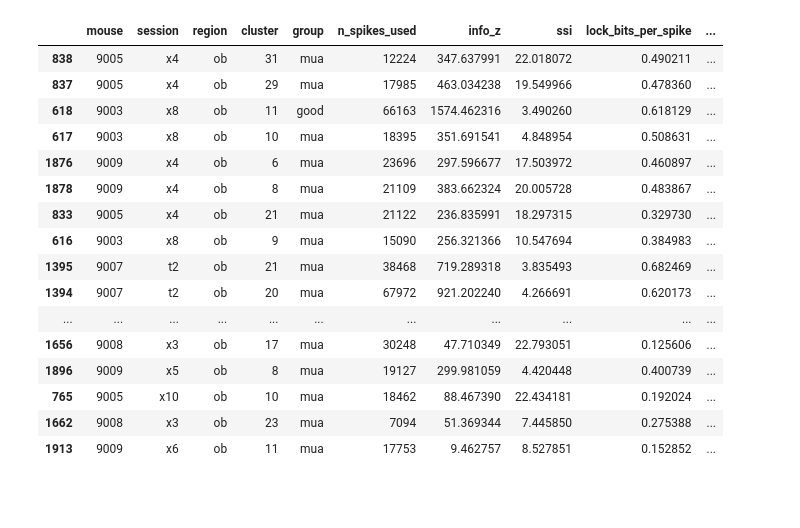
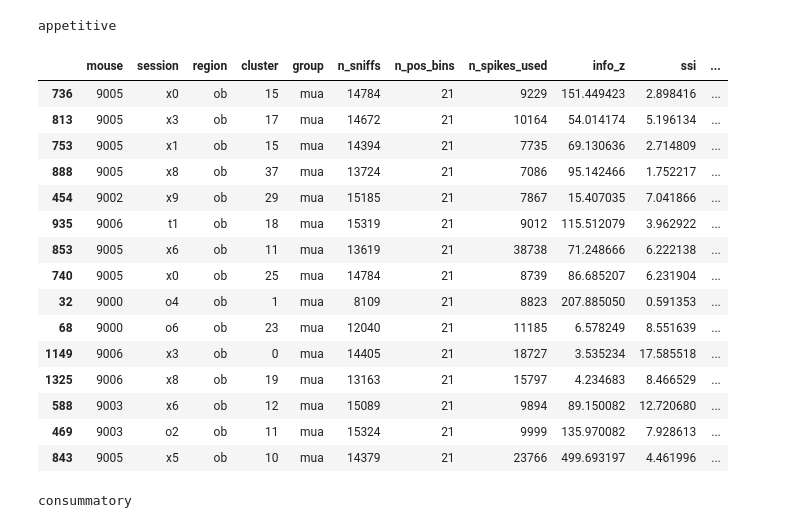
Before and after one commit to nghess/cbm-sniff, a Jupyter notebook: position_locking.ipynb, the cells around one changed output. Cells and saved outputs as stored; diff of their text form; code cells hidden in the pictures; blank space fills up the shorter version.

```diff
--- a/position_locking.ipynb
+++ b/position_locking.ipynb
@@ -80,10 +128,11 @@ plt.show()
 # %%
-# Is position-dependent locking just place tuning? (rate effects are factored out, but they may co-occur)
-fig, ax = plt.subplots(figsize=(5, 4))
-ax.scatter(locked['ssi'], locked['timing_z'], s=6, c='0.3')
-ax.set_xlabel('spatial SSI (z)')
-ax.set_ylabel('timing_z')
-ax.set_xscale('symlog'); ax.set_yscale('symlog')
+fig, axes = plt.subplots(1, len(EPOCHS), figsize=(5.5 * len(EPOCHS), 4))
+for ax, epoch in zip(axes, EPOCHS):
+    locked = dfs[epoch][dfs[epoch]['sniff_locked']]
+    ax.scatter(locked['ssi'], locked['timing_z'], s=6, c='0.3')
+    ax.set_xscale('symlog'); ax.set_yscale('symlog')
+    ax.set_xlabel(f'{epoch} SSI (z)'); ax.set_ylabel('timing_z'); ax.set_title(epoch)
+    print(epoch); display(pd.crosstab(locked['place_tuned'], locked['sig_timing'], margins=True))
+plt.tight_layout()
 plt.show()
-display(pd.crosstab(locked['place_tuned'], locked['sig_timing'], margins=True))
 # %% [output]
@@ -98,24 +154,31 @@ display(pd.crosstab(locked['place_tuned'], locked['sig_timing'], margins=True))
 # %%
-cols = keys + ['group', 'n_spikes_used', 'info_z', 'ssi', 'lock_bits_per_spike',
-               'interaction_z', 'interaction_frac', 'timing_z', 'timing_corrected', 'timing_frac']
-# ranked by corrected bits/spike so weakly locked units with a large fraction don't dominate
-top_timing = locked[locked['sig_timing'] & (locked['n_spikes_used'] >= 5000)].sort_values('timing_corrected', ascending=False)
-display(top_timing[cols].head(25))
+MIN_SPIKES_RANK = 2000  # spikes inside the epoch's sniff windows
+cols = keys + ['group', 'n_sniffs', 'n_pos_bins', 'n_spikes_used', 'info_z', 'ssi', 'lock_bits_per_spike',
+               'interaction_z', 'timing_z', 'timing_corrected', 'timing_frac']
+top = {}
+for epoch in EPOCHS:
+    locked = dfs[epoch][dfs[epoch]['sniff_locked']]
+    # ranked by corrected bits/spike so weakly locked units with a large fraction don't dominate
+    top[epoch] = locked[locked['sig_timing'] & (locked['n_spikes_used'] >= MIN_SPIKES_RANK)].sort_values(
+        'timing_corrected', ascending=False)
+    print(epoch)
+    display(top[epoch][cols].head(15))
 # %% [output]
+appetitive
-|  | mouse | session | region | cluster | group | n_spikes_used | info_z | ssi | lock_bits_per_spike | ... |
-| 838 | 9005 | x4 | ob | 31 | mua | 12224 | 347.637991 | 22.018072 | 0.490211 | ... |
-| 837 | 9005 | x4 | ob | 29 | mua | 17985 | 463.034238 | 19.549966 | 0.478360 | ... |
-| 618 | 9003 | x8 | ob | 11 | good | 66163 | 1574.462316 | 3.490260 | 0.618129 | ... |
-| 617 | 9003 | x8 | ob | 10 | mua | 18395 | 351.691541 | 4.848954 | 0.508631 | ... |
-| 1876 | 9009 | x4 | ob | 6 | mua | 23696 | 297.596677 | 17.503972 | 0.460897 | ... |
-| 1878 | 9009 | x4 | ob | 8 | mua | 21109 | 383.662324 | 20.005728 | 0.483867 | ... |
-| 833 | 9005 | x4 | ob | 21 | mua | 21122 | 236.835991 | 18.297315 | 0.329730 | ... |
-| 616 | 9003 | x8 | ob | 9 | mua | 15090 | 256.321366 | 10.547694 | 0.384983 | ... |
-| 1395 | 9007 | t2 | ob | 21 | mua | 38468 | 719.289318 | 3.835493 | 0.682469 | ... |
-| 1394 | 9007 | t2 | ob | 20 | mua | 67972 | 921.202240 | 4.266691 | 0.620173 | ... |
-| ... | ... | ... | ... | ... | ... | ... | ... | ... | ... | ... |
-| 1656 | 9008 | x3 | ob | 17 | mua | 30248 | 47.710349 | 22.793051 | 0.125606 | ... |
-| 1896 | 9009 | x5 | ob | 8 | mua | 19127 | 299.981059 | 4.420448 | 0.400739 | ... |
-| 765 | 9005 | x10 | ob | 10 | mua | 18462 | 88.467390 | 22.434181 | 0.192024 | ... |
-| 1662 | 9008 | x3 | ob | 23 | mua | 7094 | 51.369344 | 7.445850 | 0.275388 | ... |
-| 1913 | 9009 | x6 | ob | 11 | mua | 17753 | 9.462757 | 8.527851 | 0.152852 | ... |
+|  | mouse | session | region | cluster | group | n_sniffs | n_pos_bins | n_spikes_used | info_z | ssi | ... |
+| 736 | 9005 | x0 | ob | 15 | mua | 14784 | 21 | 9229 | 151.449423 | 2.898416 | ... |
+| 813 | 9005 | x3 | ob | 17 | mua | 14672 | 21 | 10164 | 54.014174 | 5.196134 | ... |
+| 753 | 9005 | x1 | ob | 15 | mua | 14394 | 21 | 7735 | 69.130636 | 2.714809 | ... |
+| 888 | 9005 | x8 | ob | 37 | mua | 13724 | 21 | 7086 | 95.142466 | 1.752217 | ... |
+| 454 | 9002 | x9 | ob | 29 | mua | 15185 | 21 | 7867 | 15.407035 | 7.041866 | ... |
+| 935 | 9006 | t1 | ob | 18 | mua | 15319 | 21 | 9012 | 115.512079 | 3.962922 | ... |
+| 853 | 9005 | x6 | ob | 11 | mua | 13619 | 21 | 38738 | 71.248666 | 6.222138 | ... |
+| 740 | 9005 | x0 | ob | 25 | mua | 14784 | 21 | 8739 | 86.685207 | 6.231904 | ... |
+| 32 | 9000 | o4 | ob | 1 | mua | 8109 | 21 | 8823 | 207.885050 | 0.591353 | ... |
+| 68 | 9000 | o6 | ob | 23 | mua | 12040 | 21 | 11185 | 6.578249 | 8.551639 | ... |
+| 1149 | 9006 | x3 | ob | 0 | mua | 14405 | 21 | 18727 | 3.535234 | 17.585518 | ... |
+| 1325 | 9006 | x8 | ob | 19 | mua | 13163 | 21 | 15797 | 4.234683 | 8.466529 | ... |
+| 588 | 9003 | x6 | ob | 12 | mua | 15089 | 21 | 9894 | 89.150082 | 12.720680 | ... |
+| 469 | 9003 | o2 | ob | 11 | mua | 15324 | 21 | 9999 | 135.970082 | 7.928613 | ... |
+| 843 | 9005 | x5 | ob | 10 | mua | 14379 | 21 | 23766 | 499.693197 | 4.461996 | ... |
+consummatory
```
Also changed, not shown: parts of 16 cells of this notebook, 14 other files.
